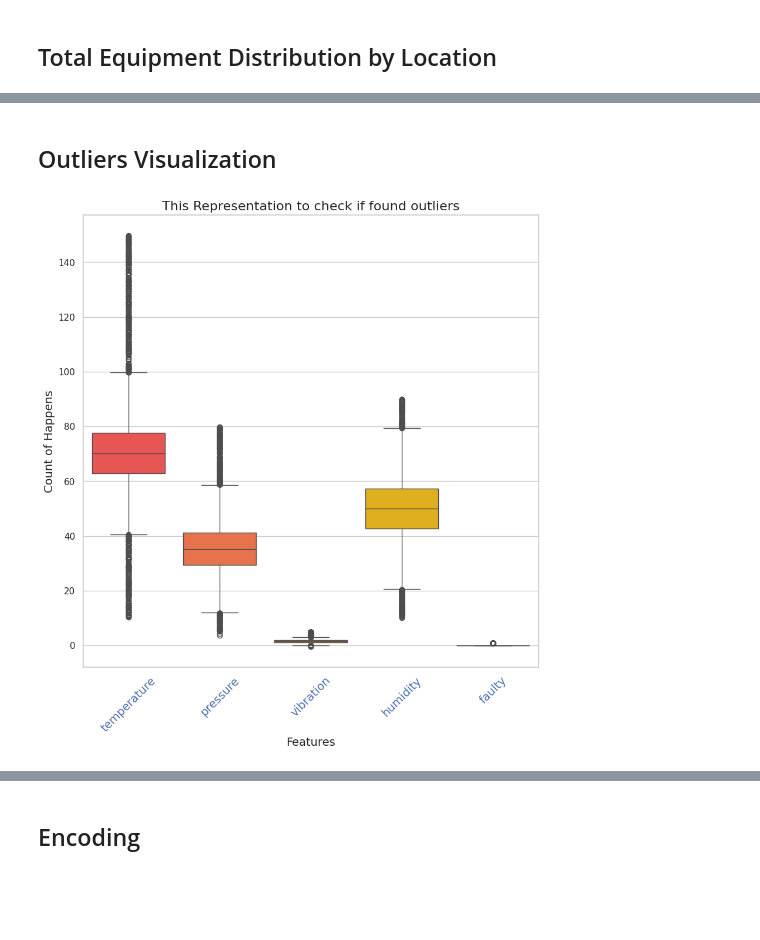
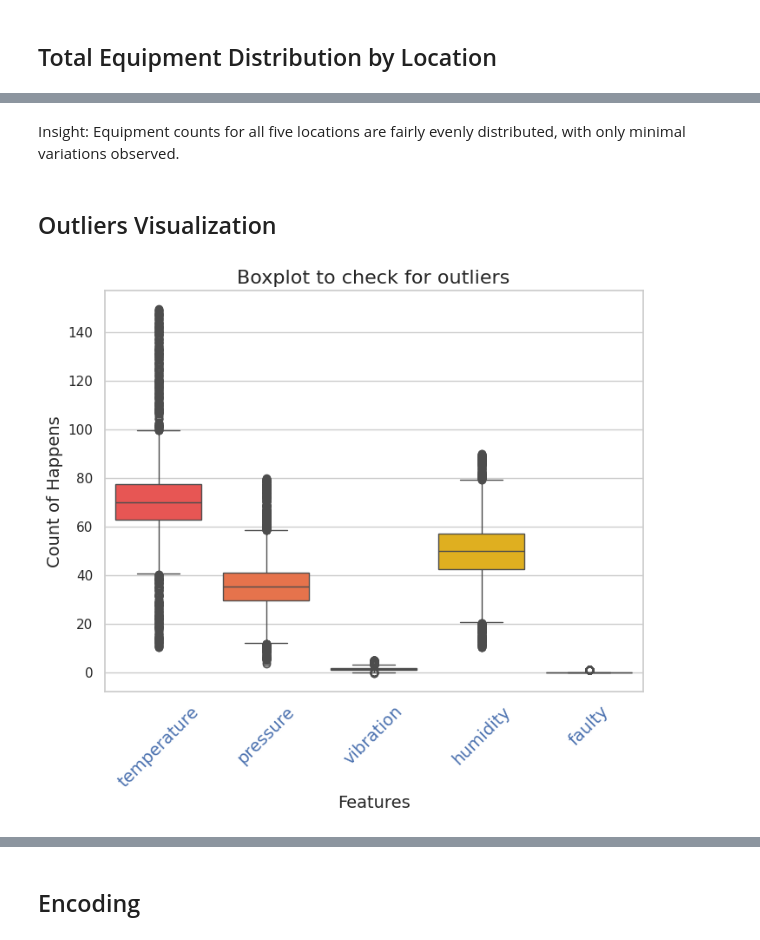
Before and after one commit to mk7890/Industrial-Equipment-Fault-Detection-Machine-Learning-1-Capstone-Project, a Jupyter notebook: ML1_Capstone_Industrial_equipment_fault_detection.ipynb, the cells around one changed output, grey strips where cells are left out. Saved outputs shown, nothing was run; the diff lists cells and outputs as text; code cells hidden in the pictures; blank space fills up the shorter version.

```diff
--- a/ML1_Capstone_Industrial_equipment_fault_detection.ipynb
+++ b/ML1_Capstone_Industrial_equipment_fault_detection.ipynb
@@ -83,6 +74,0 @@ Rounding off Float Valuesto Two Decimal Places
-# %%
-dataframe["temperature"]=dataframe["temperature"].round(2)
-dataframe["pressure"]=dataframe["pressure"].round(2)
-dataframe["vibration"]=dataframe["vibration"].round(2)
-dataframe["humidity"]=dataframe["humidity"].round(2)
-dataframe.head()
@@ -214,17 +231,16 @@ plt.show()
+# %% [markdown]
+Insight: Equipment counts for all five locations are fairly evenly distributed, with only minimal variations observed.
 # %% [markdown]
 ## Outliers Visualization
 # %%
-# Color palette
-colors = ['#FF3E3B', '#FF6633', '#FF9C19', '#FFBF00', '#FFFF00']
-
+colors = ['#FF3E3B', '#FF6633', '#FF9C19', '#FFBF00', '#FFFF00'] # Color palette
 # Plot
-plt.figure(figsize=(10, 10))
-plt.title("This Representation to check if found outliers", fontsize=16)
+plt.figure(figsize=(8, 6))
+plt.title("Boxplot to check for outliers", fontsize=16)
 plt.xlabel("Features", fontsize=14)
 plt.ylabel("Count of Happens", fontsize=14)
 plt.xticks(rotation=45, color="b", fontsize=14)
 sns.boxplot(data=dataframe, palette=colors)  # Apply the palette
-#plt.legend(title="Outliers", prop={'size': 5})  # Legend not applicable without `hue`, will warn
 plt.show()
 # %% [output]
-[figure, old version]
+[figure, new version]
```
Also changed, not shown: parts of 57 cells of this notebook.
